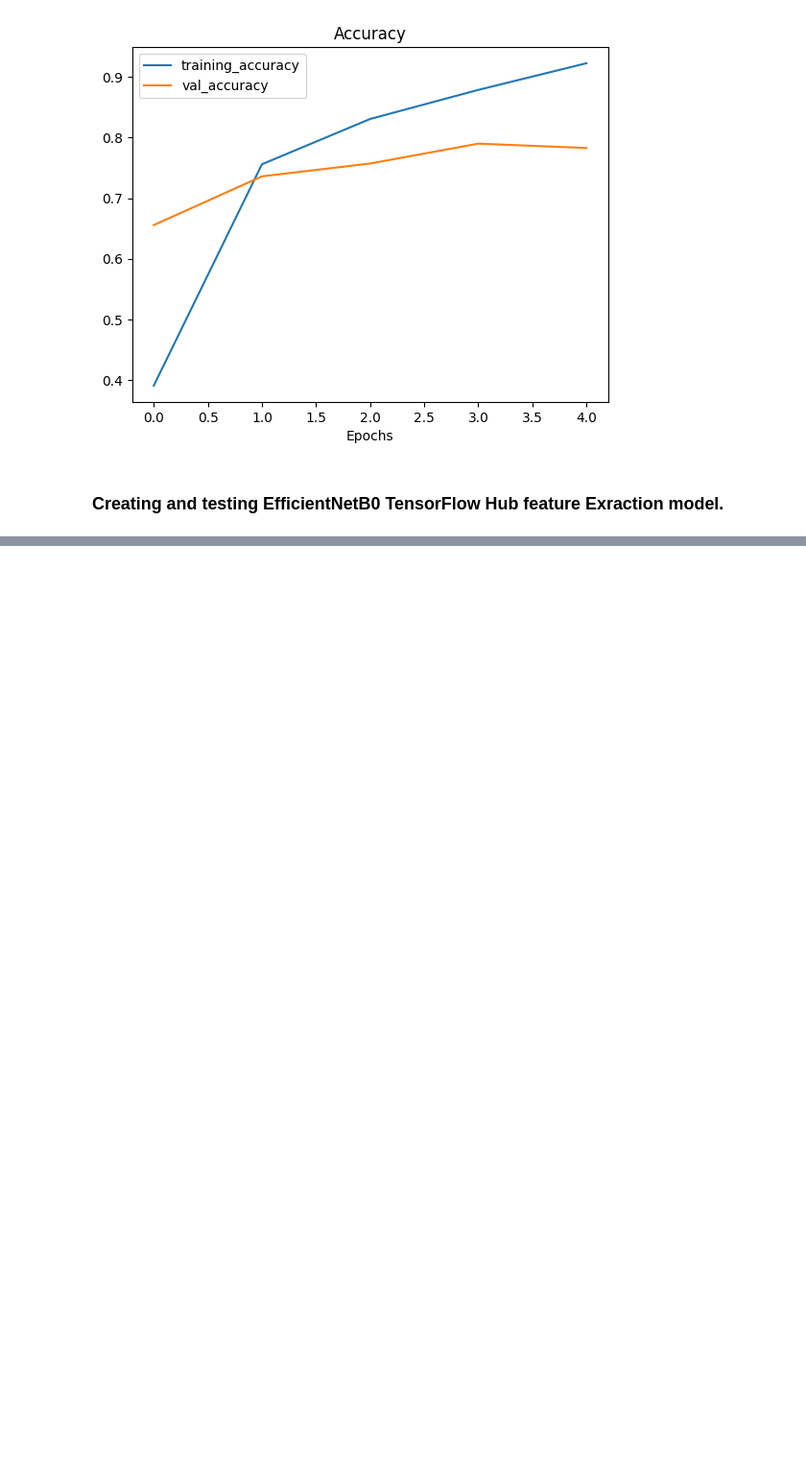
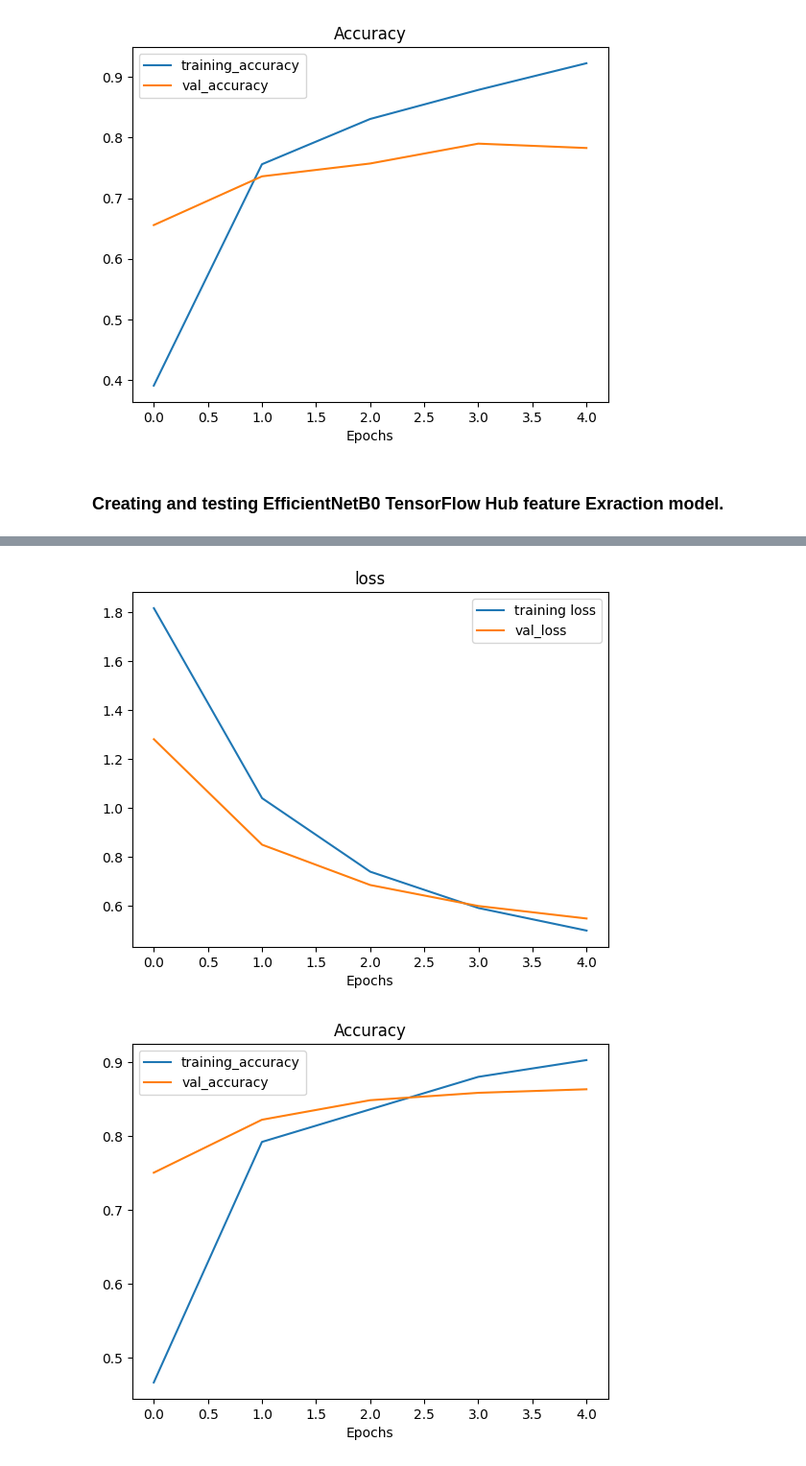
Before and after one commit to JJThoms1/04_transfer_learning_in_tensorflow_part_1_feature_extraction, a Jupyter notebook: 04_transfer_learning_in_tensorflow_part_1_feature_extraction.ipynb, the cells around one changed output, grey strips where cells are left out. Shown at 96% size. Cells and saved outputs as stored; diff of their text form; code cells hidden in the pictures; blank space fills up the shorter version.

```diff
--- a/04_transfer_learning_in_tensorflow_part_1_feature_extraction.ipynb
+++ b/04_transfer_learning_in_tensorflow_part_1_feature_extraction.ipynb
@@ -309,3 +309,21 @@ plot_loss_curves(resnet_history)
 [figure]
 # %% [markdown]
 ### Creating and testing EfficientNetB0 TensorFlow Hub feature Exraction model.
+# %%
+# Create EfficientNetB0 feature extraction model - details on EfficientNet: https://research.google/blog/efficientnet-improving-accuracy-and-efficiency-through-automl-and-model-scaling/
+efficientnet_model = create_model(model_url=efficientnet_url,
+                                  num_classes=train_data_10_percent.num_classes)
+
+# Compile EfficientNet model
+efficientnet_model.compile(loss="categorical_crossentropy",
+                           optimizer=tf.keras.optimizers.Adam(),
+                           metrics=["accuracy"])
+
+# Fit EfficientNet model to 10% of training data
+efficientnet_history = efficientnet_model.fit(train_data_10_percent,
+                                               epochs=5,
+                                               steps_per_epoch=len(train_data_10_percent),
+                                               validation_data=test_data,
+                                               validation_steps=len(test_data),
+                                               callbacks=[create_tensorboard_callback(dir_name="tensorflow_hub",
+                                                                                      experiment_name="efficientnetb0")])
@@ -311,0 +342,5 @@ plot_loss_curves(resnet_history)
+# %%
+plot_loss_curves(efficientnet_history)
+# %% [output]
+[figure, added]
+[figure, added]
```
Also changed, not shown: parts of 1 cell of this notebook.
